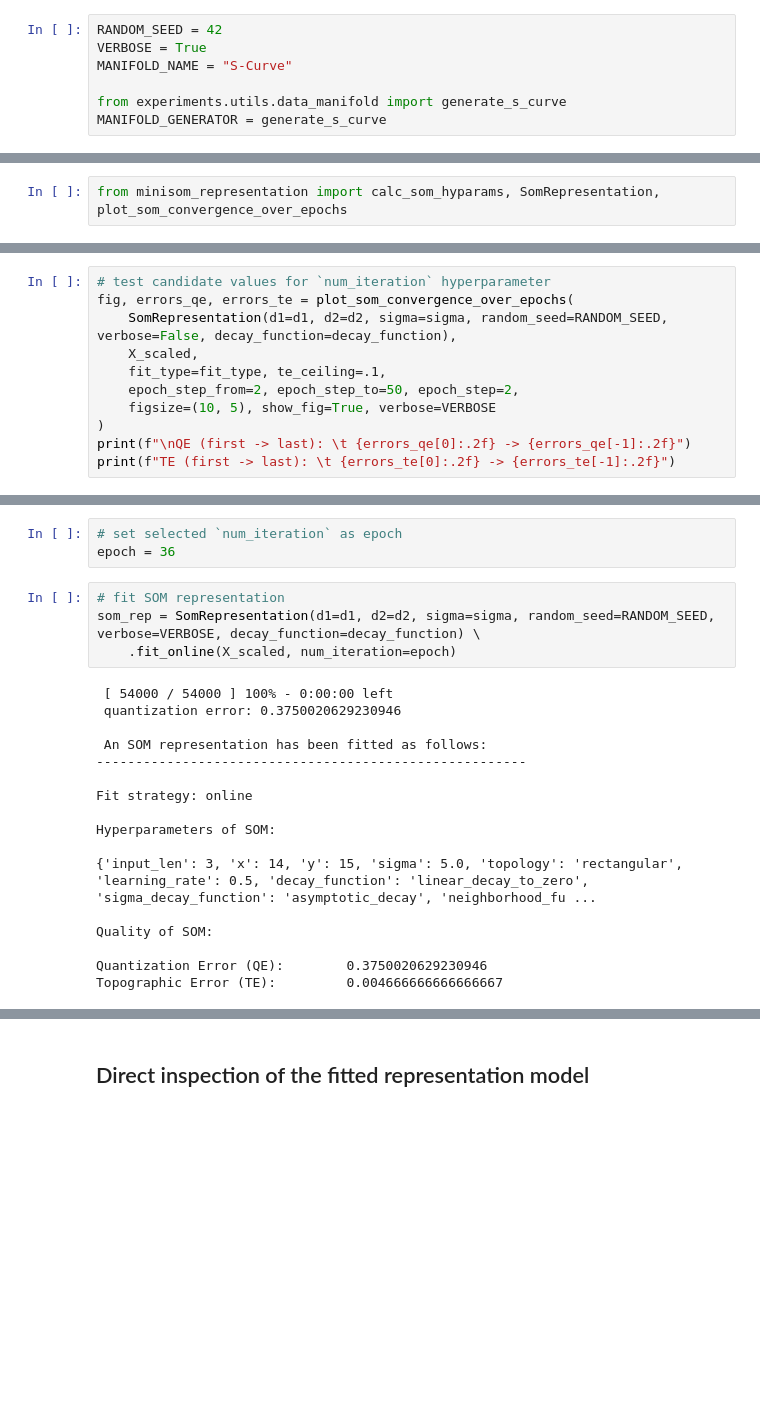
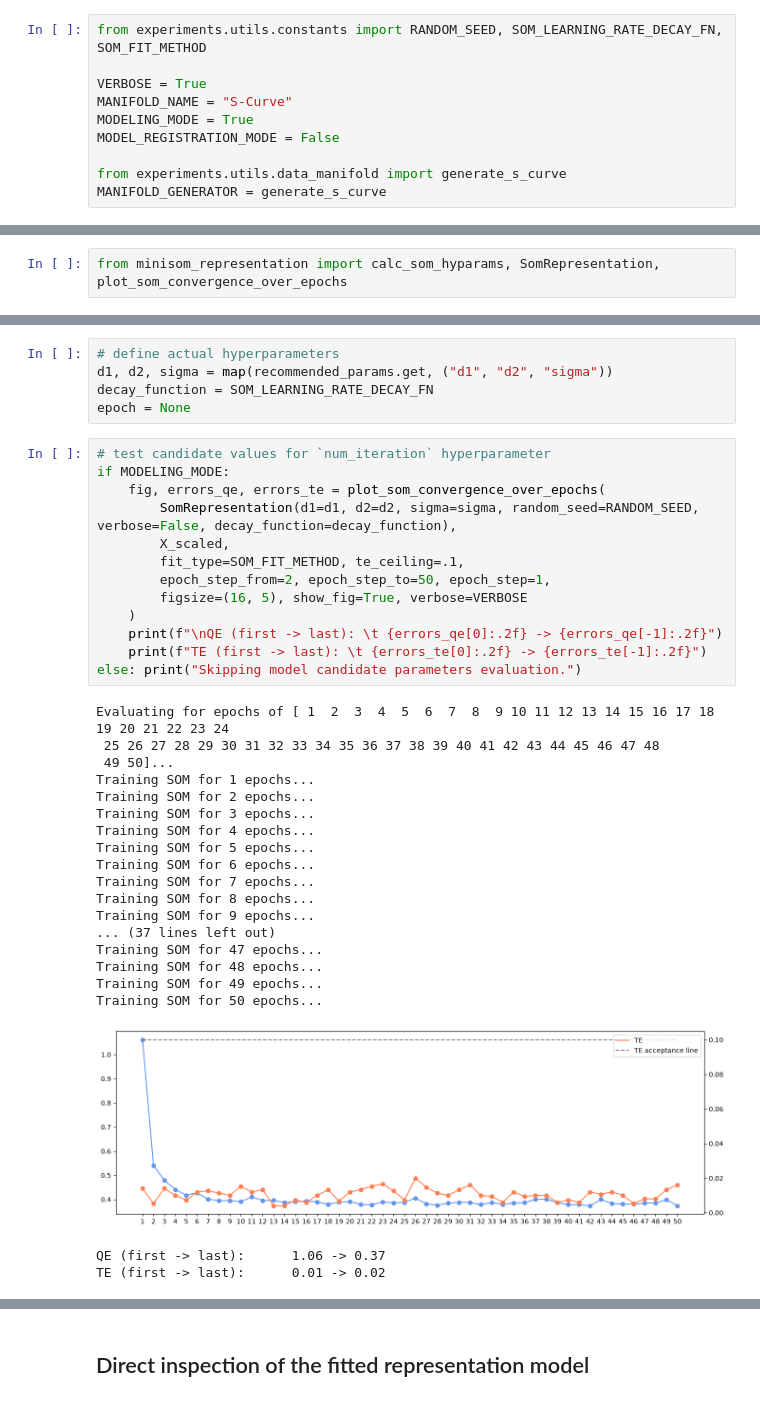
Before and after one commit to ophelia-rnd/wsom-lilypond-experiments, a Jupyter notebook: experiments/01_02_manifold_learning.ipynb, the cells around one changed output, grey strips where cells are left out. Cells and saved outputs as stored; diff of their text form; blank space fills up the shorter version.

```diff
--- a/experiments/01_02_manifold_learning.ipynb
+++ b/experiments/01_02_manifold_learning.ipynb
@@ -1,9 +1,12 @@
 # %% [markdown]
 # Manifold learning (_S-Curve_)
 # %%
-RANDOM_SEED = 42
+from experiments.utils.constants import RANDOM_SEED, SOM_LEARNING_RATE_DECAY_FN, SOM_FIT_METHOD
+
 VERBOSE = True
 MANIFOLD_NAME = "S-Curve"
+MODELING_MODE = True
+MODEL_REGISTRATION_MODE = False
 
 from experiments.utils.data_manifold import generate_s_curve
 MANIFOLD_GENERATOR = generate_s_curve
@@ -58,11 +46,0 @@ sigma: 5.0
-# %%
-# test candidate values for `num_iteration` hyperparameter
-fig, errors_qe, errors_te = plot_som_convergence_over_epochs(
-    SomRepresentation(d1=d1, d2=d2, sigma=sigma, random_seed=RANDOM_SEED, verbose=False, decay_function=decay_function),
-    X_scaled,
-    fit_type=fit_type, te_ceiling=.1,
-    epoch_step_from=2, epoch_step_to=50, epoch_step=2,
-    figsize=(10, 5), show_fig=True, verbose=VERBOSE
-)
-print(f"\nQE (first -> last): \t {errors_qe[0]:.2f} -> {errors_qe[-1]:.2f}")
-print(f"TE (first -> last): \t {errors_te[0]:.2f} -> {errors_te[-1]:.2f}")
@@ -90,24 +47,39 @@ TE (first -> last):      0.01 -> 0.01
-# %%
-# set selected `num_iteration` as epoch
-epoch = 36
-# %%
-# fit SOM representation
-som_rep = SomRepresentation(d1=d1, d2=d2, sigma=sigma, random_seed=RANDOM_SEED, verbose=VERBOSE, decay_function=decay_function) \
-    .fit_online(X_scaled, num_iteration=epoch)
-# %% [output]
- [ 54000 / 54000 ] 100% - 0:00:00 left
- quantization error: 0.3750020629230946
-
- An SOM representation has been fitted as follows:
--------------------------------------------------------
-
-Fit strategy: online
-
-Hyperparameters of SOM:
-
-{'input_len': 3, 'x': 14, 'y': 15, 'sigma': 5.0, 'topology': 'rectangular', 'learning_rate': 0.5, 'decay_function': 'linear_decay_to_zero', 'sigma_decay_function': 'asymptotic_decay', 'neighborhood_fu ...
-
-Quality of SOM:
-
-Quantization Error (QE):        0.3750020629230946
-Topographic Error (TE):         0.004666666666666667
+# %%
+# define actual hyperparameters
+d1, d2, sigma = map(recommended_params.get, ("d1", "d2", "sigma"))
+decay_function = SOM_LEARNING_RATE_DECAY_FN
+epoch = None
+# %%
+# test candidate values for `num_iteration` hyperparameter
+if MODELING_MODE:
+    fig, errors_qe, errors_te = plot_som_convergence_over_epochs(
+        SomRepresentation(d1=d1, d2=d2, sigma=sigma, random_seed=RANDOM_SEED, verbose=False, decay_function=decay_function),
+        X_scaled,
+        fit_type=SOM_FIT_METHOD, te_ceiling=.1,
+        epoch_step_from=2, epoch_step_to=50, epoch_step=1,
+        figsize=(16, 5), show_fig=True, verbose=VERBOSE
+    )
+    print(f"\nQE (first -> last): \t {errors_qe[0]:.2f} -> {errors_qe[-1]:.2f}")
+    print(f"TE (first -> last): \t {errors_te[0]:.2f} -> {errors_te[-1]:.2f}")
+else: print("Skipping model candidate parameters evaluation.")
+# %% [output]
+Evaluating for epochs of [ 1  2  3  4  5  6  7  8  9 10 11 12 13 14 15 16 17 18 19 20 21 22 23 24
+ 25 26 27 28 29 30 31 32 33 34 35 36 37 38 39 40 41 42 43 44 45 46 47 48
+ 49 50]...
+Training SOM for 1 epochs...
+Training SOM for 2 epochs...
+Training SOM for 3 epochs...
+Training SOM for 4 epochs...
+Training SOM for 5 epochs...
+Training SOM for 6 epochs...
+Training SOM for 7 epochs...
+Training SOM for 8 epochs...
+Training SOM for 9 epochs...
+... (37 lines left out)
+Training SOM for 47 epochs...
+Training SOM for 48 epochs...
+Training SOM for 49 epochs...
+Training SOM for 50 epochs...
+[figure, added]
+QE (first -> last):      1.06 -> 0.37
+TE (first -> last):      0.01 -> 0.02
```
Also changed, not shown: parts of 32 cells of this notebook, 3 other files.
